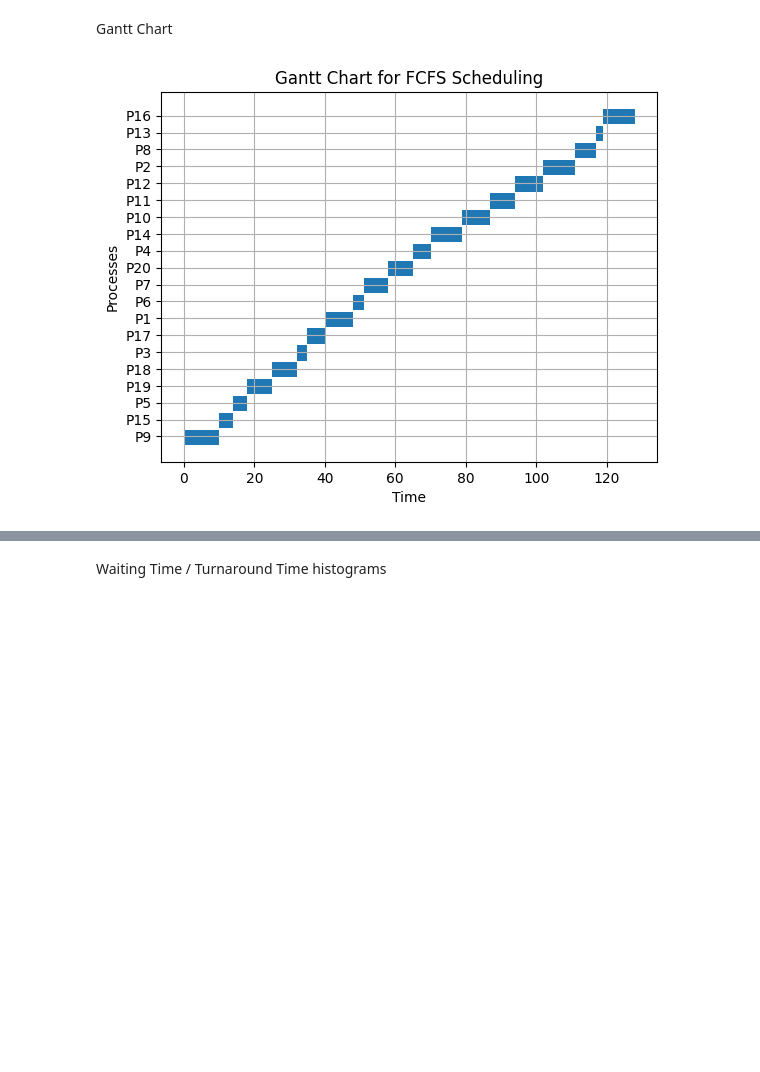
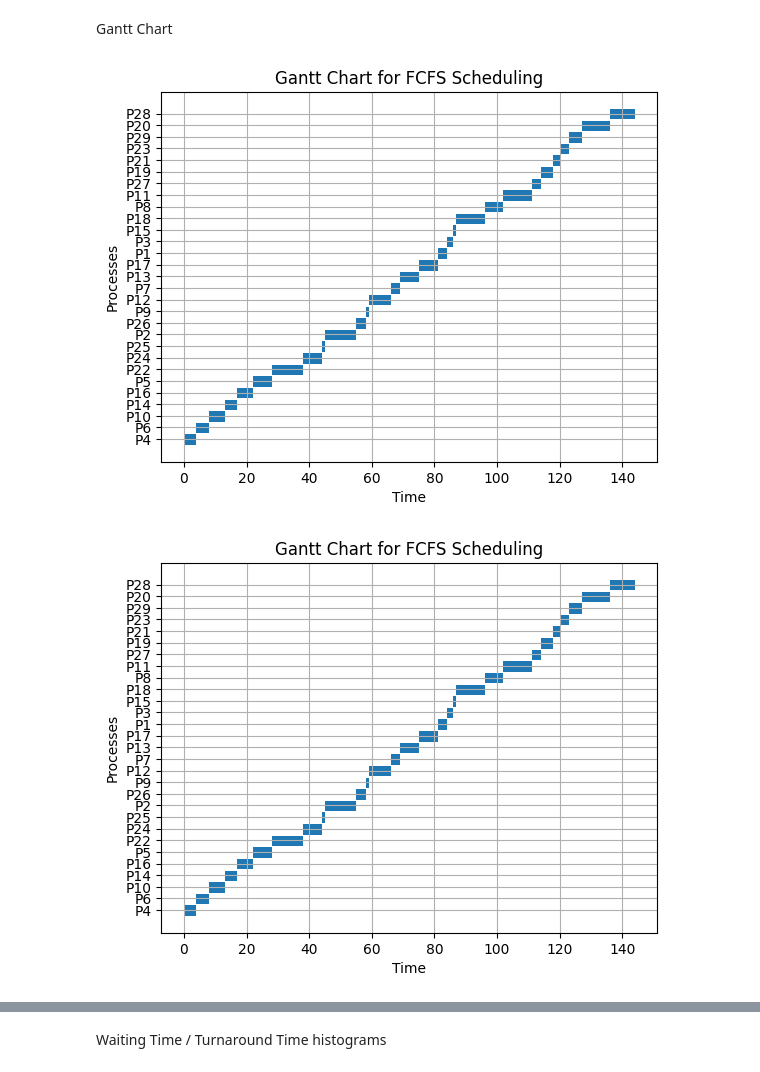
Before and after one commit to ElyasYassin/FCFS, a Jupyter notebook: application.ipynb, the cells around one changed output, grey strips where cells are left out. Saved outputs shown, nothing was run; the diff lists cells and outputs as text; code cells hidden in the pictures; blank space fills up the shorter version.

Commit message:
Added multiple simulations

```diff
--- a/application.ipynb
+++ b/application.ipynb
@@ -34,0 +10,9 @@ Average Turnaround Time: 59.4
+# %%
+num_simulations = 5
+min_processes = 5
+max_processes = 30
+
+fcfs_results, fcfs_processes = run_simulations(num_simulations, min_processes, max_processes)
+
+print(fcfs_results)
+print(fcfs_processes)
@@ -34,0 +22,3 @@ Average Turnaround Time: 59.4
+# %%
+for x in range(num_simulations):
+    print_process_info(fcfs_processes[0])
@@ -36,7 +44,9 @@ Average Turnaround Time: 59.4
 <h2> Visualization
 # %% [markdown]
 <p> Gantt Chart
-# %%
-create_gantt_chart(process_list)
-# %% [output]
-[figure, removed]
+# %%
+for x in range(num_simulations):
+    create_gantt_chart(fcfs_processes[0])
+# %% [output]
+[figure, added]
+[figure, added]
```
Also changed, not shown: parts of 10 cells of this notebook, 1 other file.
